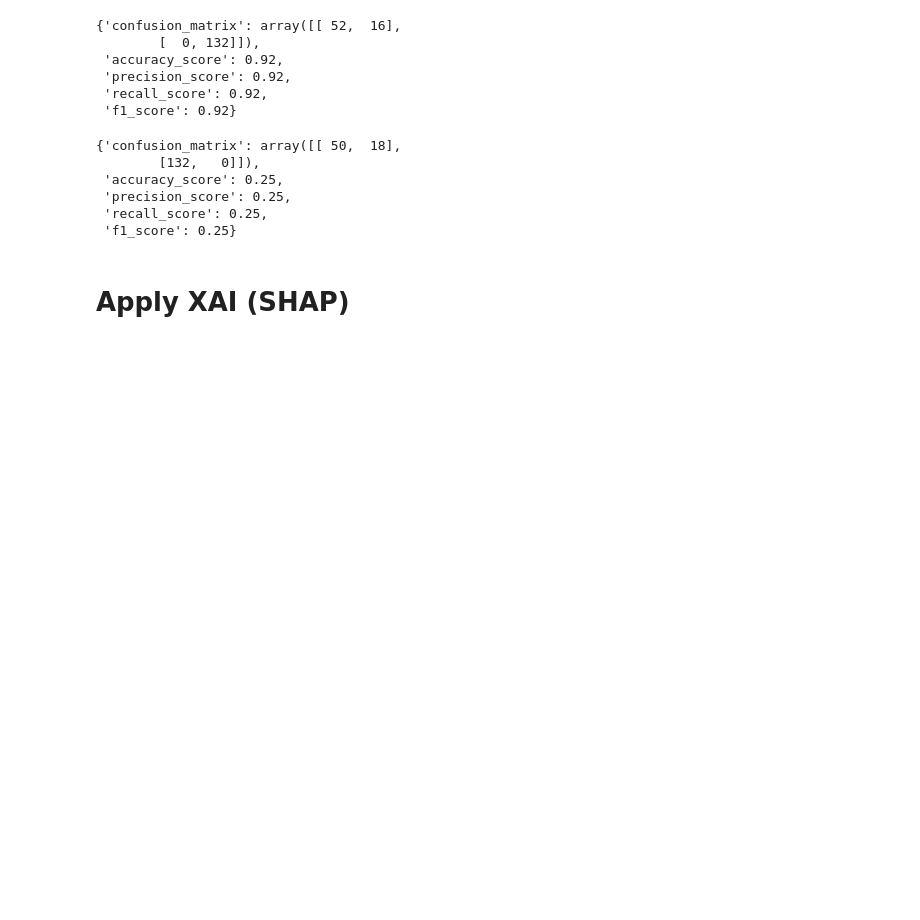
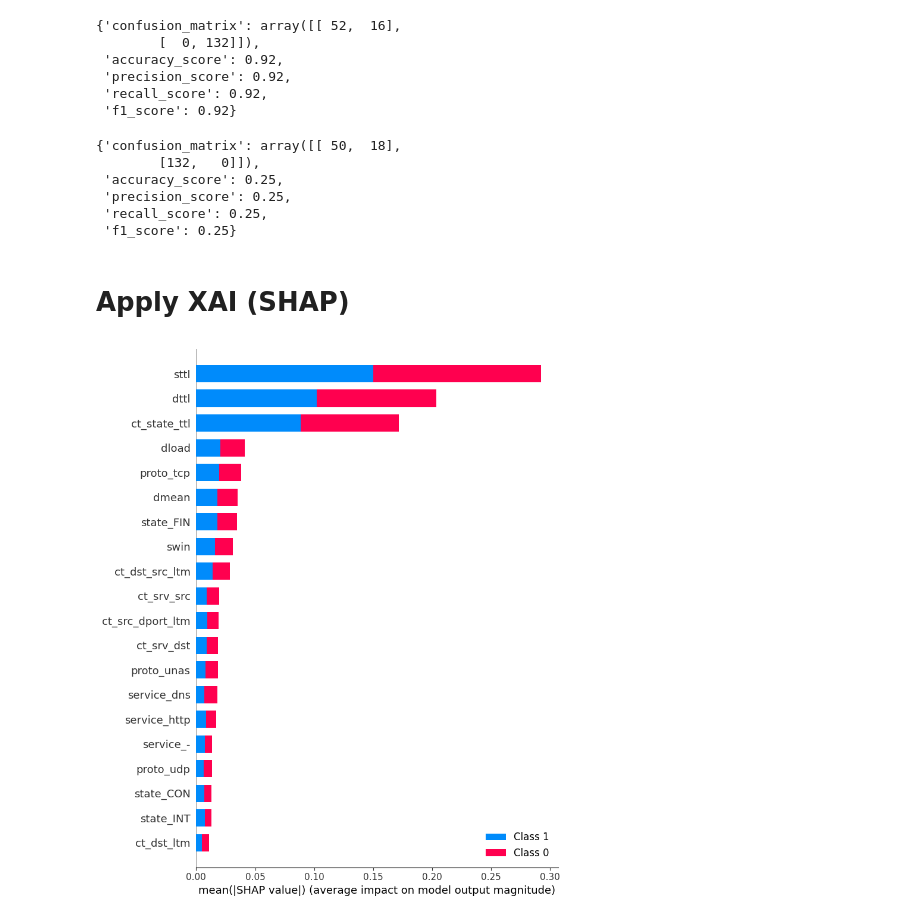
Before and after one commit to zauzooz/DNN_SHAP_AE, a Jupyter notebook: UNSW-NB15.ipynb, the cells around one changed output. Cells and saved outputs as stored; diff of their text form; code cells hidden in the pictures; blank space fills up the shorter version.

Commit message:
plot shap

```diff
--- a/UNSW-NB15.ipynb
+++ b/UNSW-NB15.ipynb
@@ -178,6 +178,10 @@ evaluate_metric(y_pred=dnn_model.predict(adv_sample), y_true=y_test.iloc[sample.
 import shap
 
 background = X_train.sample(500)
-deepExplainer = shap.DeepExplainer(model = dnn, data=background)
-shap_val_of_sample = deepExplainer.shap_values(sample)
+deepExplainer = shap.DeepExplainer(model = dnn, data=background.values)
+shap_val_of_sample = deepExplainer.shap_values(sample.values)
 shap_val_of_adv_sample = deepExplainer.shap_values(adv_sample)
+# %%
+shap.summary_plot(shap_val_of_sample, columns)
+# %% [output]
+[figure, added]
```
Also changed, not shown: parts of 1 cell of this notebook.
